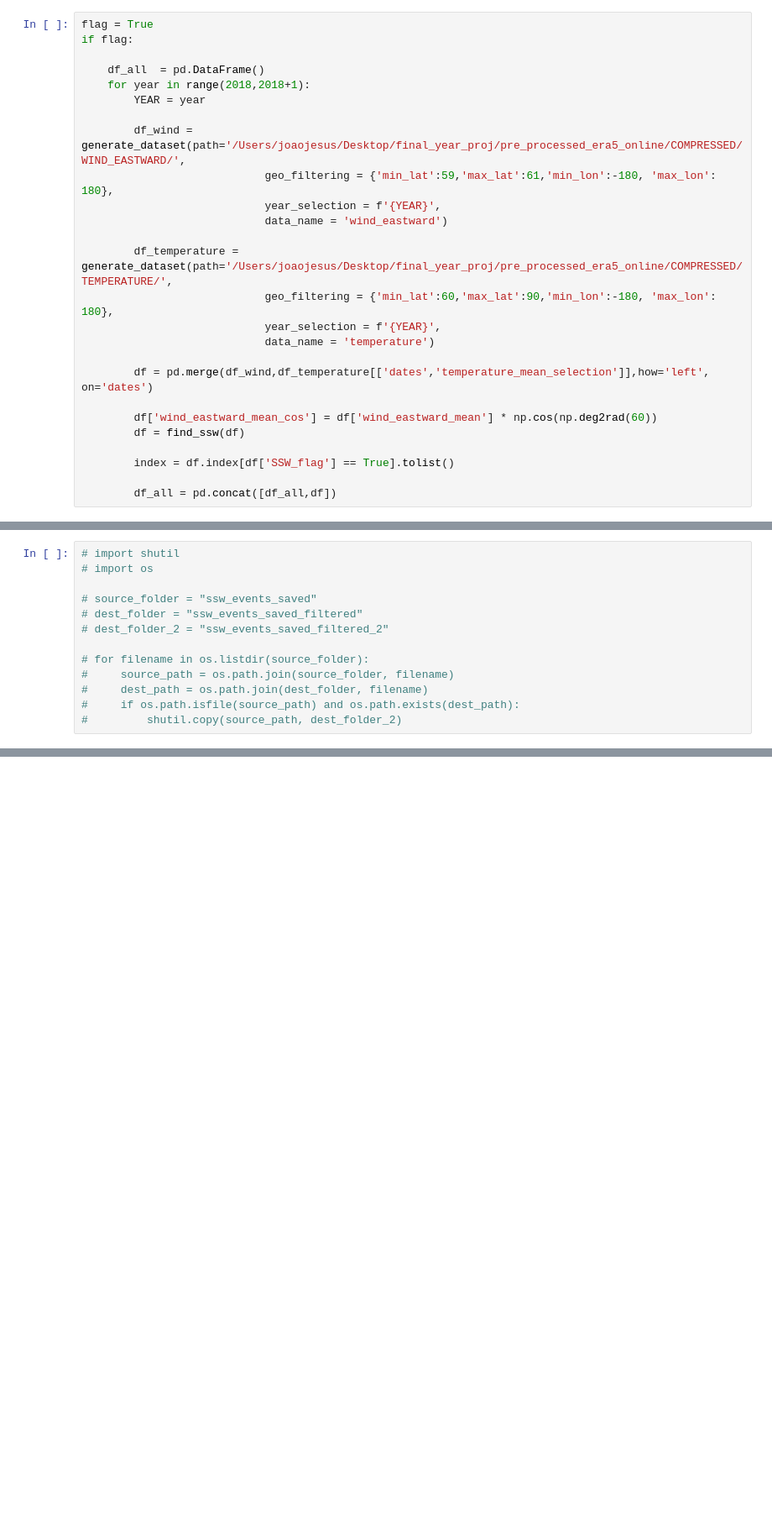
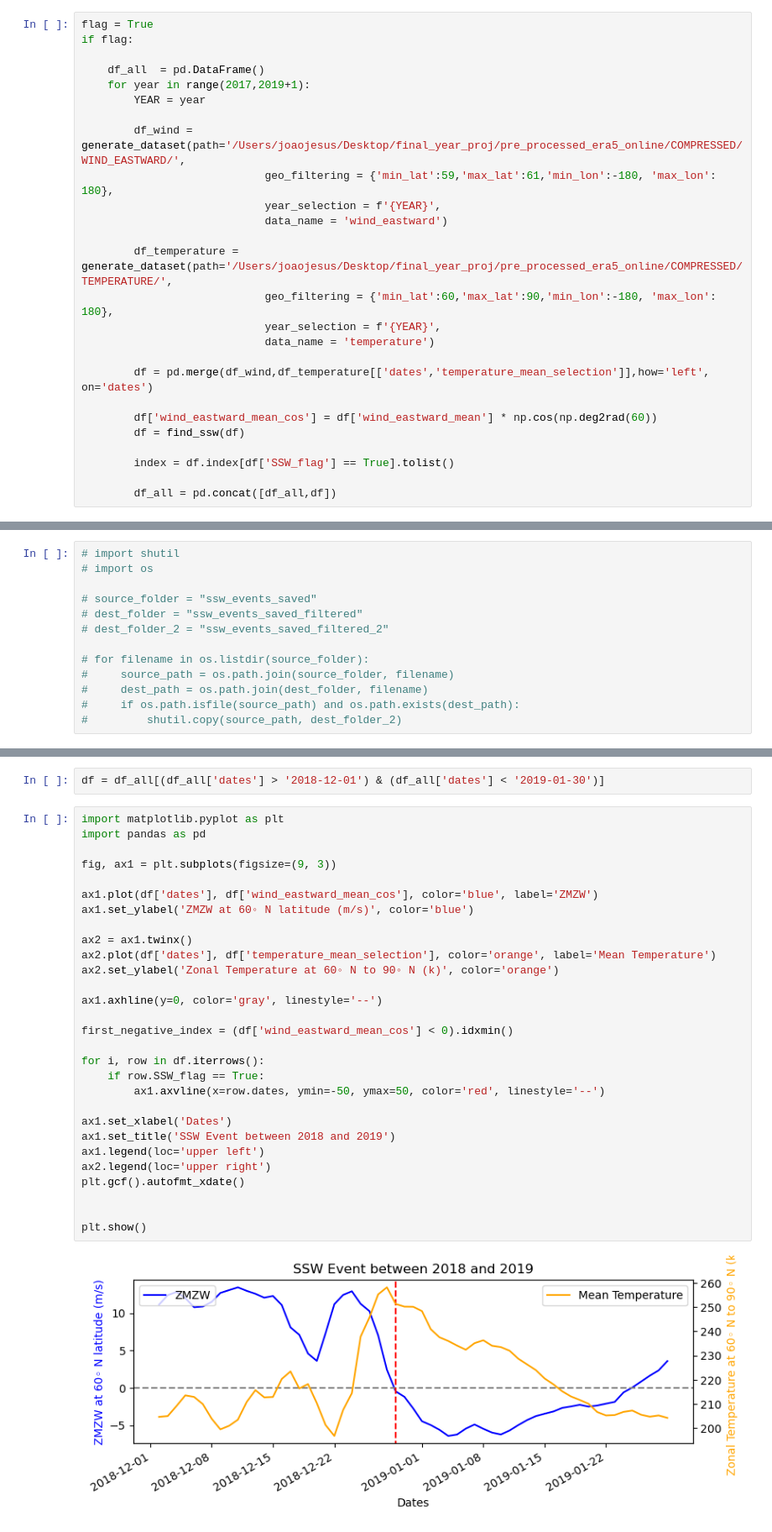
Before and after one commit to jonyjesus18/final-year-proj, a Jupyter notebook: ssw_identifying_era5_daily.ipynb, the cells around one changed output, grey strips where cells are left out. Shown at 84% size. Drawn from its saved outputs; the diff is of its cells as text; blank space fills up the shorter version.

```diff
--- a/ssw_identifying_era5_daily.ipynb
+++ b/ssw_identifying_era5_daily.ipynb
@@ -92,7 +92,7 @@ flag = True
 if flag:
 
     df_all  = pd.DataFrame()
-    for year in range(2018,2018+1):
+    for year in range(2017,2019+1):
         YEAR = year
 
         df_wind = generate_dataset(path='/Users/joaojesus/Desktop/final_year_proj/pre_processed_era5_online/COMPRESSED/WIND_EASTWARD/',
@@ -201,3 +221,36 @@ fig.show()
+# %%
+df = df_all[(df_all['dates'] > '2018-12-01') & (df_all['dates'] < '2019-01-30')]
+# %%
+import matplotlib.pyplot as plt
+import pandas as pd
+
+fig, ax1 = plt.subplots(figsize=(9, 3))
+
+ax1.plot(df['dates'], df['wind_eastward_mean_cos'], color='blue', label='ZMZW')
+ax1.set_ylabel('ZMZW at 60◦ N latitude (m/s)', color='blue')
+
+ax2 = ax1.twinx()
+ax2.plot(df['dates'], df['temperature_mean_selection'], color='orange', label='Mean Temperature')
+ax2.set_ylabel('Zonal Temperature at 60◦ N to 90◦ N (k)', color='orange')
+
+ax1.axhline(y=0, color='gray', linestyle='--')
+
+first_negative_index = (df['wind_eastward_mean_cos'] < 0).idxmin()
+
+for i, row in df.iterrows():
+    if row.SSW_flag == True:
+        ax1.axvline(x=row.dates, ymin=-50, ymax=50, color='red', linestyle='--')
+
+ax1.set_xlabel('Dates')
+ax1.set_title('SSW Event between 2018 and 2019')
+ax1.legend(loc='upper left')
+ax2.legend(loc='upper right')
+plt.gcf().autofmt_xdate()
+
+
+plt.show()
+# %% [output]
+[figure, added]
 # %%
 # load era5 data
 
```
Also changed, not shown: parts of 1 cell of this notebook, 10 other files.
